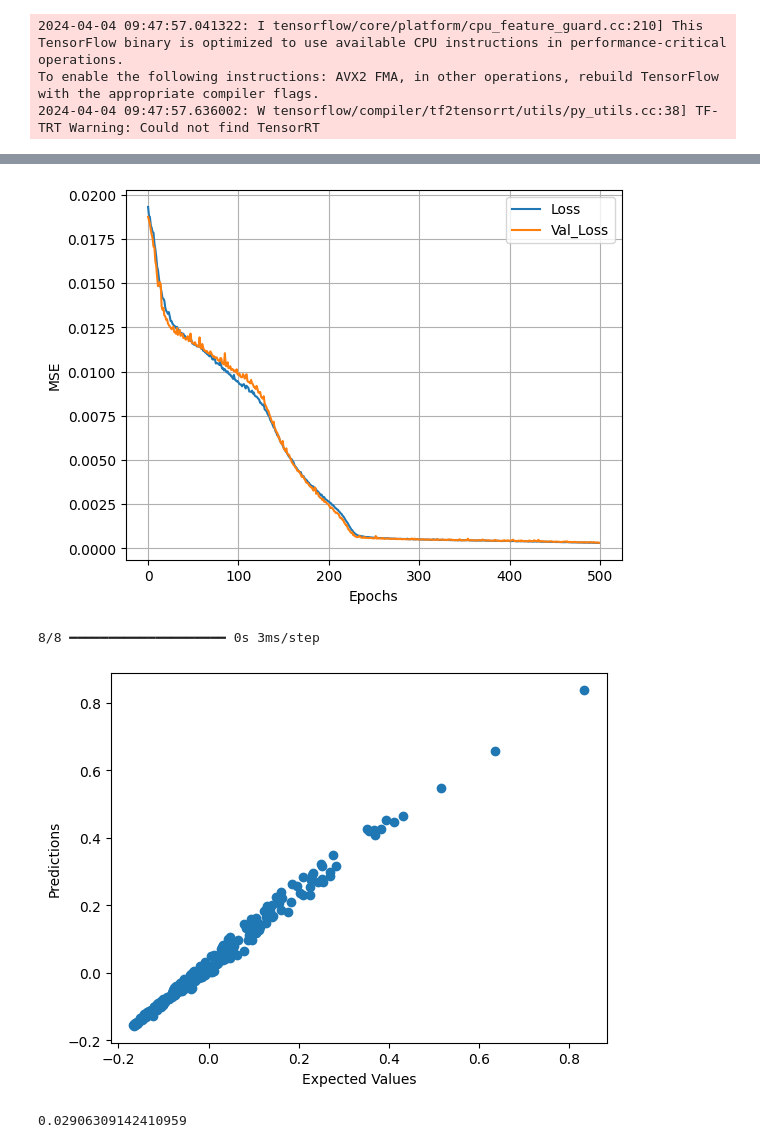
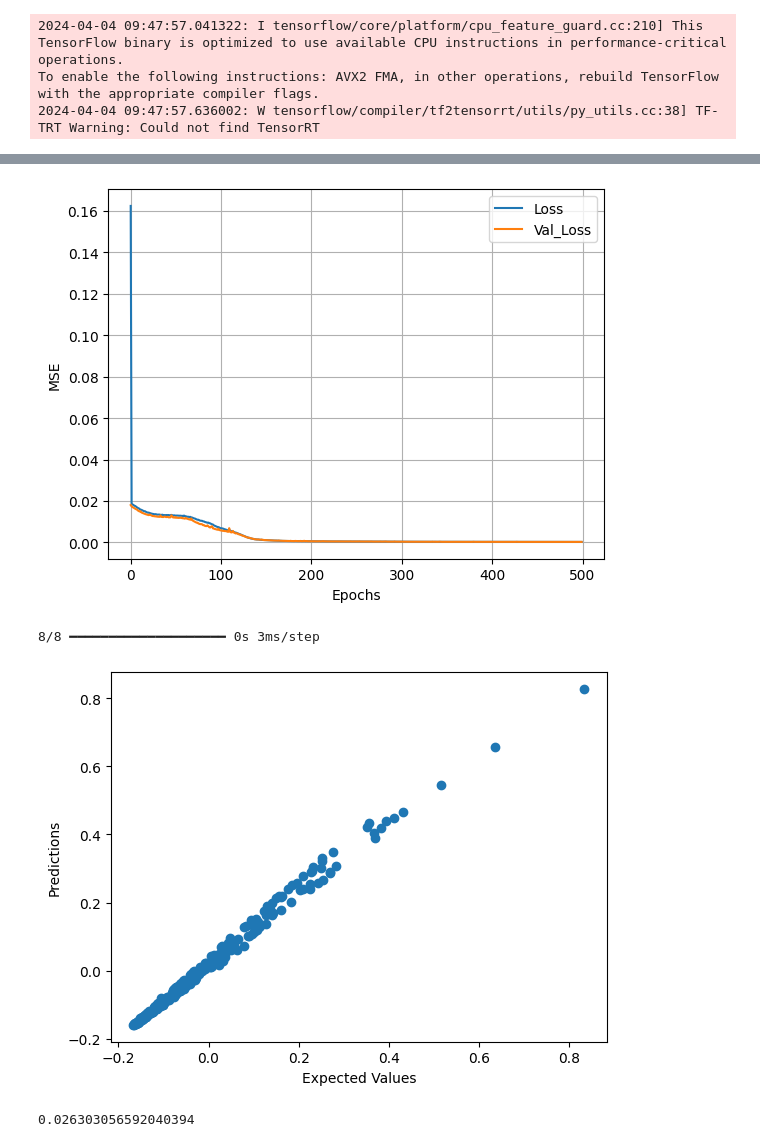
Before and after one commit to vathzen/h2o-energies-msc, a Jupyter notebook: H2O_Energies.ipynb, the cells around one changed output, grey strips where cells are left out. Drawn from its saved outputs; the diff is of its cells as text; code cells hidden in the pictures.

Commit message:
added rotated molecule data to train

```diff
--- a/H2O_Energies.ipynb
+++ b/H2O_Energies.ipynb
@@ -41,4 +41,5 @@ def normalize_data(df):
 # %%
 h2o_unrotated = read_data("./data/H2O_unrotated.xyz","./data/H2O_unrotated.ener")
 h2o_test = read_data("./data/H2O_test.xyz","./data/H2O_test.ener")
+h2o_rotated = read_data("./data/H2O_rotated.xyz","./data/H2O_rotated.ener")
 # %%
@@ -93,0 +79,11 @@ h2o_distances_test
+# %%
+h2o_rot_distances = pd.DataFrame(columns=['OH1','OH2','HH'])
+
+for molecule in h2o_rotated.iterrows():
+    atoms = molecule[1]
+    oh1 = get_dist(atoms.x1,atoms.y1,atoms.z1,atoms.x2,atoms.y2,atoms.z2)
+    oh2 = get_dist(atoms.x3,atoms.y3,atoms.z3,atoms.x2,atoms.y2,atoms.z2)
+    hh  = get_dist(atoms.x1,atoms.y1,atoms.z1,atoms.x3,atoms.y3,atoms.z3)
+    h2o_rot_distances.loc[len(h2o_rot_distances.index)] = [oh1,oh2,hh]
+
+h2o_rot_distances.insert(3,"energy",h2o_rotated.energy)
@@ -94,3 +106,6 @@ h2o_distances_test
 # %%
 inp_data = normalize_data(h2o_distances)
 tst_data = normalize_data(h2o_distances_test)
+rot_data = normalize_data(h2o_rot_distances)
+
+inp_data = pd.concat([inp_data,rot_data])
@@ -179,7 +202,7 @@ plt.legend()
 plt.grid(True)
 plt.show()
 # %% [output]
-[figure, old version]
+[figure, new version]
 # %%
 # test_energies = h2o_test.iloc[:,-1:]
 # test_cords = h2o_test.iloc[:,0:-1]
@@ -189,16 +212,14 @@ test_cords = tst_data.iloc[:,0:-1]
 # %%
 predictions = model.predict(test_cords)
 rmse = np.sqrt(np.mean((predictions-test_energies)**2))
 
 plt.scatter(test_energies, predictions)
 plt.xlabel('Expected Values')
 plt.ylabel('Predictions')
-ax = plt.gca()
-# plt.plot([np.min([np.min(test_energies),np.min(predictions)]),np.max([np.max(test_energies),np.max(predictions)])], [np.min([np.min(test_energies),np.min(predictions)]),np.max([np.max(test_energies),np.max(predictions)])], 'r-')
 plt.show()
 
 print(rmse)
 # %% [output]
 8/8 ━━━━━━━━━━━━━━━━━━━━ 0s 3ms/step
-[figure, old version]
+[figure, new version]
-0.02906309142410959
+0.026303056592040394
```
Also changed, not shown: parts of 6 cells of this notebook.
